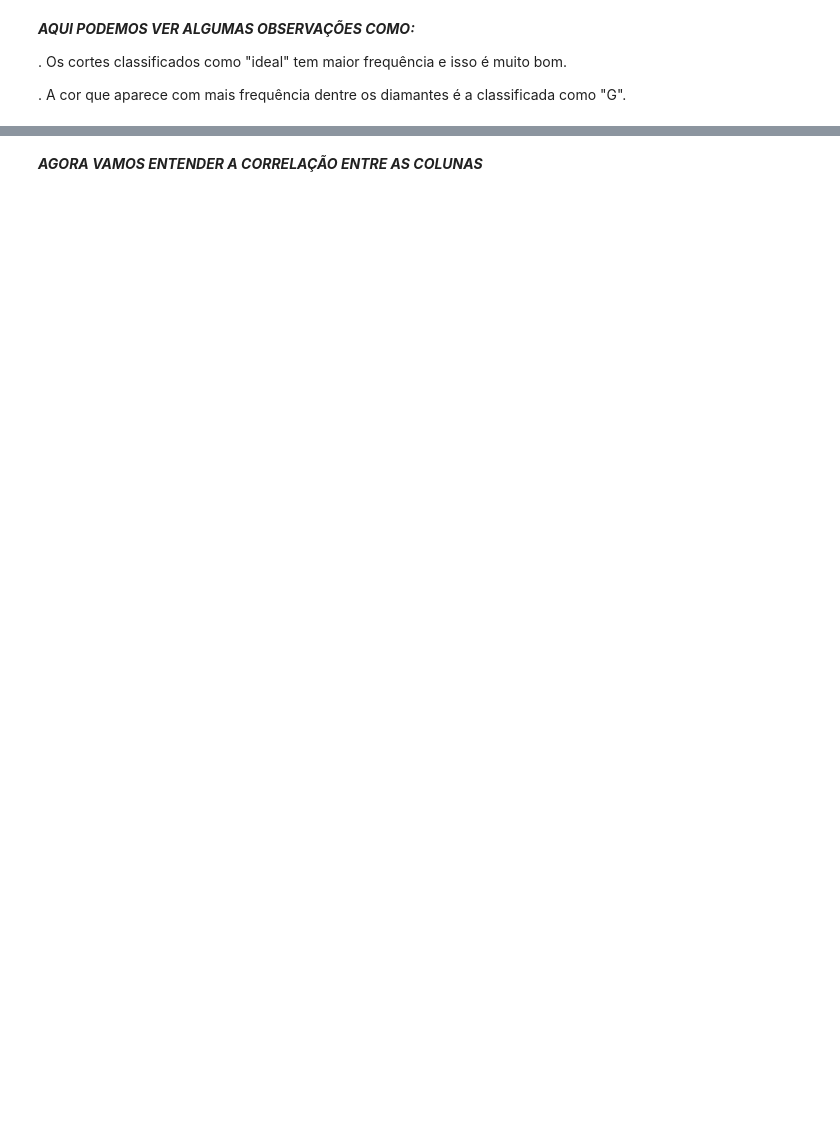
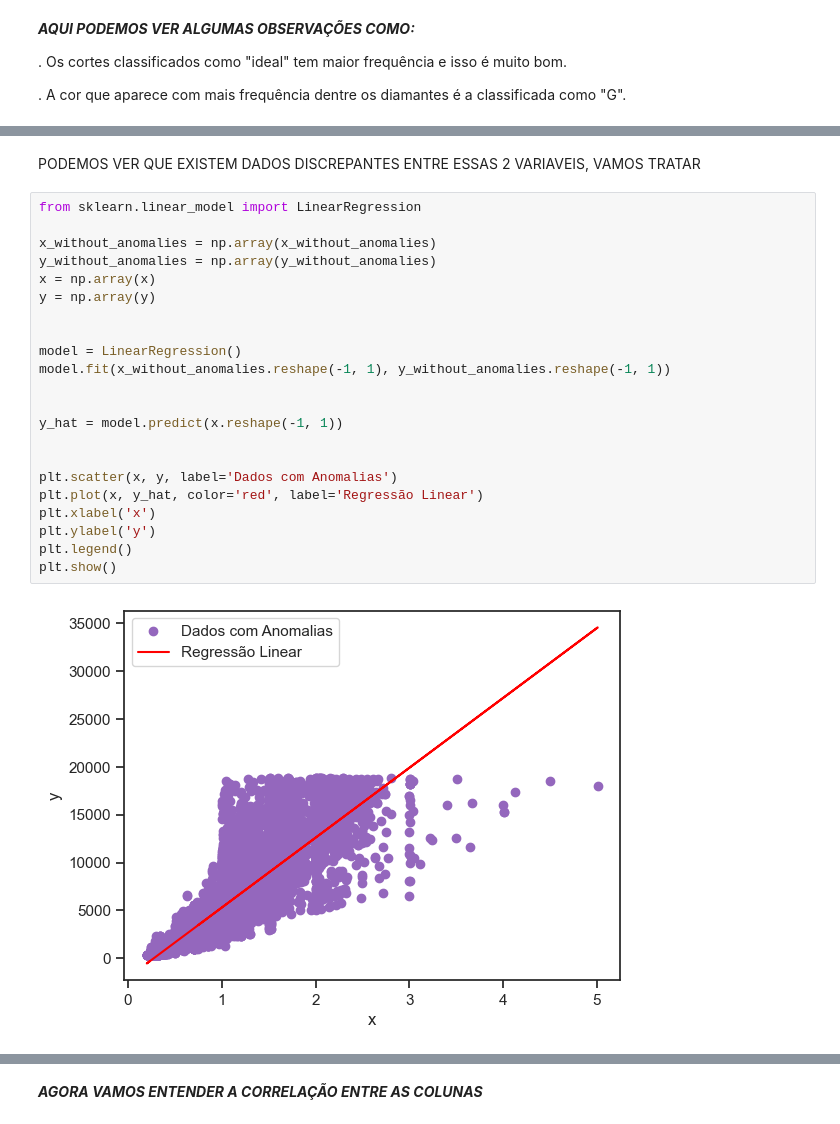
Before and after one commit to uSilas/AVANTI_PROJECT, a Jupyter notebook: notebooks/01-exploratory_data_analysis.ipynb, the cells around one changed output, grey strips where cells are left out. Cells and saved outputs as stored; diff of their text form; blank space fills up the shorter version.

Commit message:
limpeza de dados completa

```diff
--- a/notebooks/01-exploratory_data_analysis.ipynb
+++ b/notebooks/01-exploratory_data_analysis.ipynb
@@ -118,0 +132,26 @@ df.describe(include='all')
+# %% [markdown]
+PODEMOS VER QUE EXISTEM DADOS DISCREPANTES ENTRE ESSAS 2 VARIAVEIS, VAMOS TRATAR
+# %%
+from sklearn.linear_model import LinearRegression
+
+x_without_anomalies = np.array(x_without_anomalies)
+y_without_anomalies = np.array(y_without_anomalies)
+x = np.array(x)
+y = np.array(y)
+
+
+model = LinearRegression()
+model.fit(x_without_anomalies.reshape(-1, 1), y_without_anomalies.reshape(-1, 1))
+
+
+y_hat = model.predict(x.reshape(-1, 1))
+
+
+plt.scatter(x, y, label='Dados com Anomalias')
+plt.plot(x, y_hat, color='red', label='Regressão Linear')
+plt.xlabel('x')
+plt.ylabel('y')
+plt.legend()
+plt.show()
+# %% [output]
+[figure, added]
```
Also changed, not shown: parts of 7 cells of this notebook.
